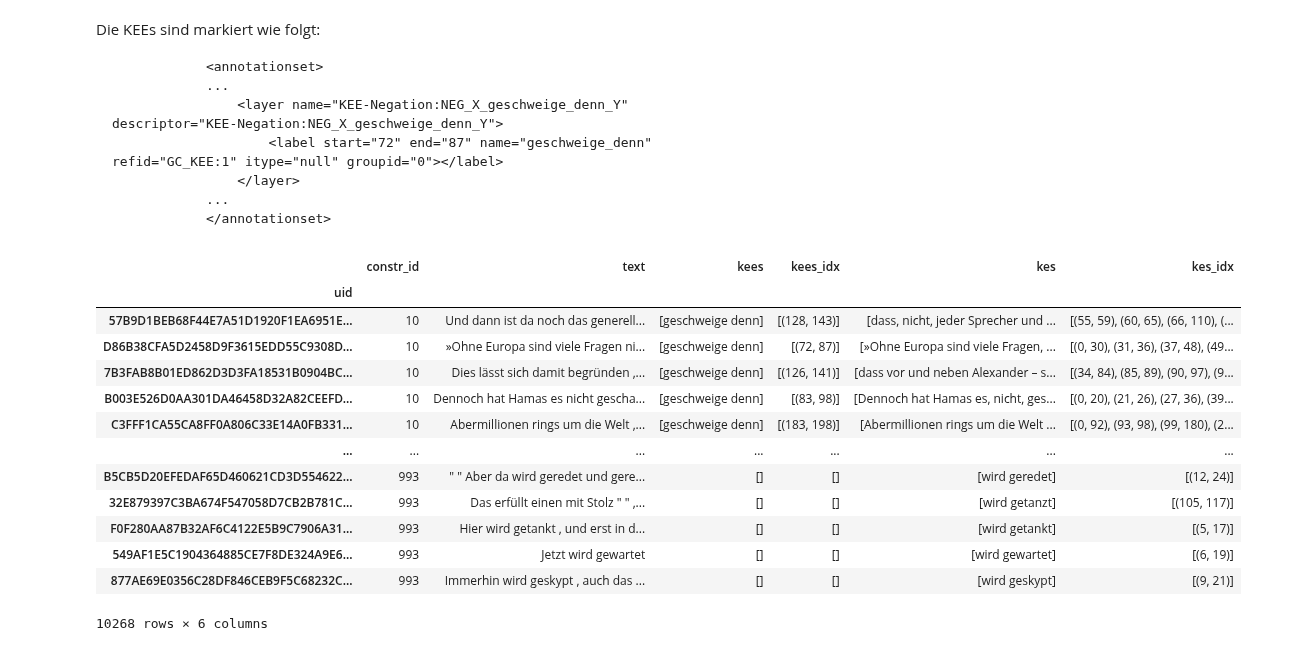
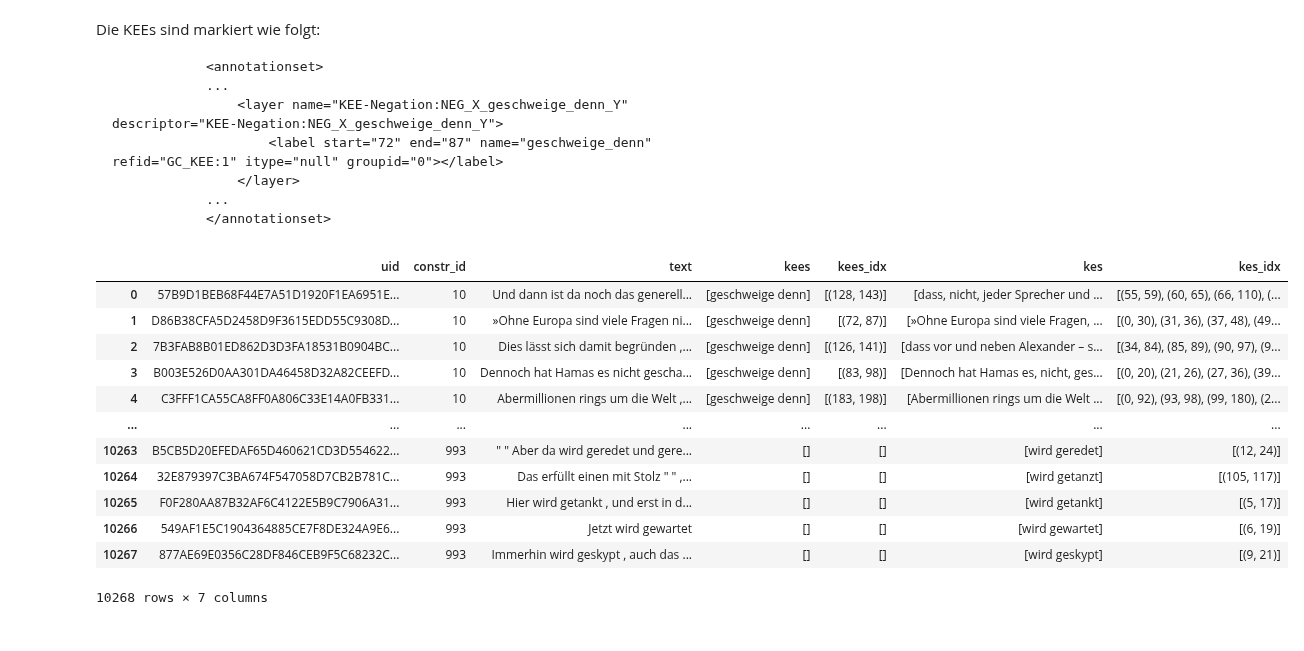
Before and after one commit to TiMauzi/llm-x-cxg, a Jupyter notebook: src/read_constructions.ipynb, the cells around one changed output. Cells and saved outputs as stored; diff of their text form; code cells hidden in the pictures.

```diff
--- a/src/read_constructions.ipynb
+++ b/src/read_constructions.ipynb
@@ -241,45 +245,44 @@ def parse_masked_sentences(xml_file):
                         kees.append(text[start:end])  # Read the KEE
                         kees_idx.append((start, end))  # Log the position of the KEE
                     else:
                         kes.append(text[start:end])  # Read the KE
                         kes_idx.append((start, end))  # Log the position of the KE
 
         sentences_data.append({
             'uid': uid,
             'constr_id': constr_id,
             'text': text,
             'kees': kees,
             'kees_idx': kees_idx,
             'kes': kes,
             'kes_idx': kes_idx
         })
     return sentences_data
 
 sentence_list = []
 xml_directory = '../data/constructicon/construction'
 
 for filename in os.listdir(xml_directory):
     if filename.endswith('.xml'):
         xml_file = os.path.join(xml_directory, filename)
         data = parse_masked_sentences(xml_file)
         if data:
             sentence_list += data
 
 sentences = pd.DataFrame.from_dict(sentence_list)
-sentences.set_index('uid', inplace=True)
+# sentences.set_index('uid', inplace=True)
 sentences
 # %% [output]
-|  | constr_id | text | kees | kees_idx | kes | kes_idx |
-| uid |  |  |  |  |  |  |
-| 57B9D1BEB68F44E7A51D1920F1EA6951E... | 10 | Und dann ist da noch das generell... | [geschweige denn] | [(128, 143)] | [dass, nicht, jeder Sprecher und ... | [(55, 59), (60, 65), (66, 110), (... |
-| D86B38CFA5D2458D9F3615EDD55C9308D... | 10 | »Ohne Europa sind viele Fragen ni... | [geschweige denn] | [(72, 87)] | [»Ohne Europa sind viele Fragen, ... | [(0, 30), (31, 36), (37, 48), (49... |
-| 7B3FAB8B01ED862D3D3FA18531B0904BC... | 10 | Dies lässt sich damit begründen ,... | [geschweige denn] | [(126, 141)] | [dass vor und neben Alexander – s... | [(34, 84), (85, 89), (90, 97), (9... |
-| B003E526D0AA301DA46458D32A82CEEFD... | 10 | Dennoch hat Hamas es nicht gescha... | [geschweige denn] | [(83, 98)] | [Dennoch hat Hamas es, nicht, ges... | [(0, 20), (21, 26), (27, 36), (39... |
-| C3FFF1CA55CA8FF0A806C33E14A0FB331... | 10 | Abermillionen rings um die Welt ,... | [geschweige denn] | [(183, 198)] | [Abermillionen rings um die Welt ... | [(0, 92), (93, 98), (99, 180), (2... |
-| ... | ... | ... | ... | ... | ... | ... |
-| B5CB5D20EFEDAF65D460621CD3D554622... | 993 | " " Aber da wird geredet und gere... | [] | [] | [wird geredet] | [(12, 24)] |
-| 32E879397C3BA674F547058D7CB2B781C... | 993 | Das erfüllt einen mit Stolz " " ,... | [] | [] | [wird getanzt] | [(105, 117)] |
-| F0F280AA87B32AF6C4122E5B9C7906A31... | 993 | Hier wird getankt , und erst in d... | [] | [] | [wird getankt] | [(5, 17)] |
-| 549AF1E5C1904364885CE7F8DE324A9E6... | 993 | Jetzt wird gewartet | [] | [] | [wird gewartet] | [(6, 19)] |
-| 877AE69E0356C28DF846CEB9F5C68232C... | 993 | Immerhin wird geskypt , auch das ... | [] | [] | [wird geskypt] | [(9, 21)] |
+|  | uid | constr_id | text | kees | kees_idx | kes | kes_idx |
+| 0 | 57B9D1BEB68F44E7A51D1920F1EA6951E... | 10 | Und dann ist da noch das generell... | [geschweige denn] | [(128, 143)] | [dass, nicht, jeder Sprecher und ... | [(55, 59), (60, 65), (66, 110), (... |
+| 1 | D86B38CFA5D2458D9F3615EDD55C9308D... | 10 | »Ohne Europa sind viele Fragen ni... | [geschweige denn] | [(72, 87)] | [»Ohne Europa sind viele Fragen, ... | [(0, 30), (31, 36), (37, 48), (49... |
+| 2 | 7B3FAB8B01ED862D3D3FA18531B0904BC... | 10 | Dies lässt sich damit begründen ,... | [geschweige denn] | [(126, 141)] | [dass vor und neben Alexander – s... | [(34, 84), (85, 89), (90, 97), (9... |
+| 3 | B003E526D0AA301DA46458D32A82CEEFD... | 10 | Dennoch hat Hamas es nicht gescha... | [geschweige denn] | [(83, 98)] | [Dennoch hat Hamas es, nicht, ges... | [(0, 20), (21, 26), (27, 36), (39... |
+| 4 | C3FFF1CA55CA8FF0A806C33E14A0FB331... | 10 | Abermillionen rings um die Welt ,... | [geschweige denn] | [(183, 198)] | [Abermillionen rings um die Welt ... | [(0, 92), (93, 98), (99, 180), (2... |
+| ... | ... | ... | ... | ... | ... | ... | ... |
+| 10263 | B5CB5D20EFEDAF65D460621CD3D554622... | 993 | " " Aber da wird geredet und gere... | [] | [] | [wird geredet] | [(12, 24)] |
+| 10264 | 32E879397C3BA674F547058D7CB2B781C... | 993 | Das erfüllt einen mit Stolz " " ,... | [] | [] | [wird getanzt] | [(105, 117)] |
+| 10265 | F0F280AA87B32AF6C4122E5B9C7906A31... | 993 | Hier wird getankt , und erst in d... | [] | [] | [wird getankt] | [(5, 17)] |
+| 10266 | 549AF1E5C1904364885CE7F8DE324A9E6... | 993 | Jetzt wird gewartet | [] | [] | [wird gewartet] | [(6, 19)] |
+| 10267 | 877AE69E0356C28DF846CEB9F5C68232C... | 993 | Immerhin wird geskypt , auch das ... | [] | [] | [wird geskypt] | [(9, 21)] |
-10268 rows × 6 columns
+10268 rows × 7 columns
```
Also changed, not shown: parts of 4 cells of this notebook, 1 other file.
